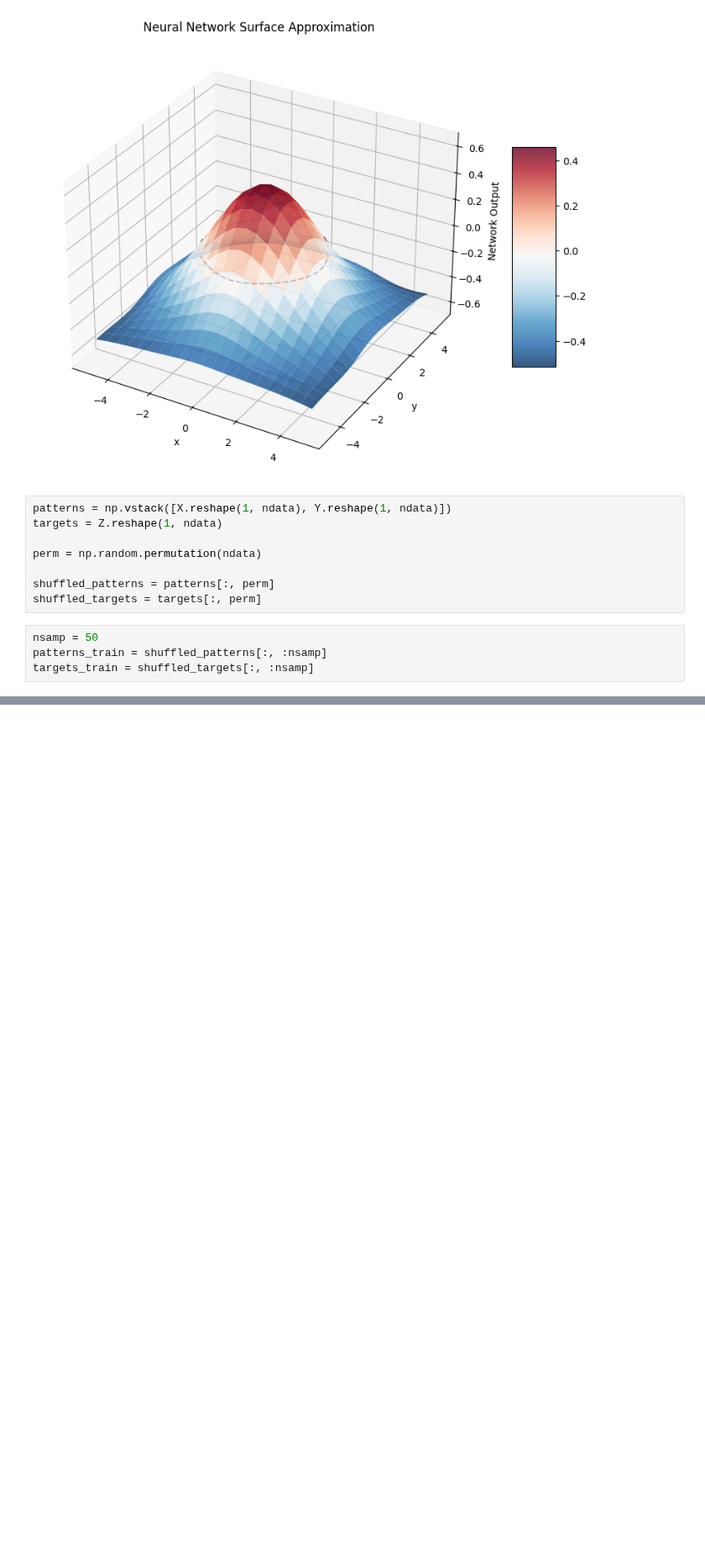
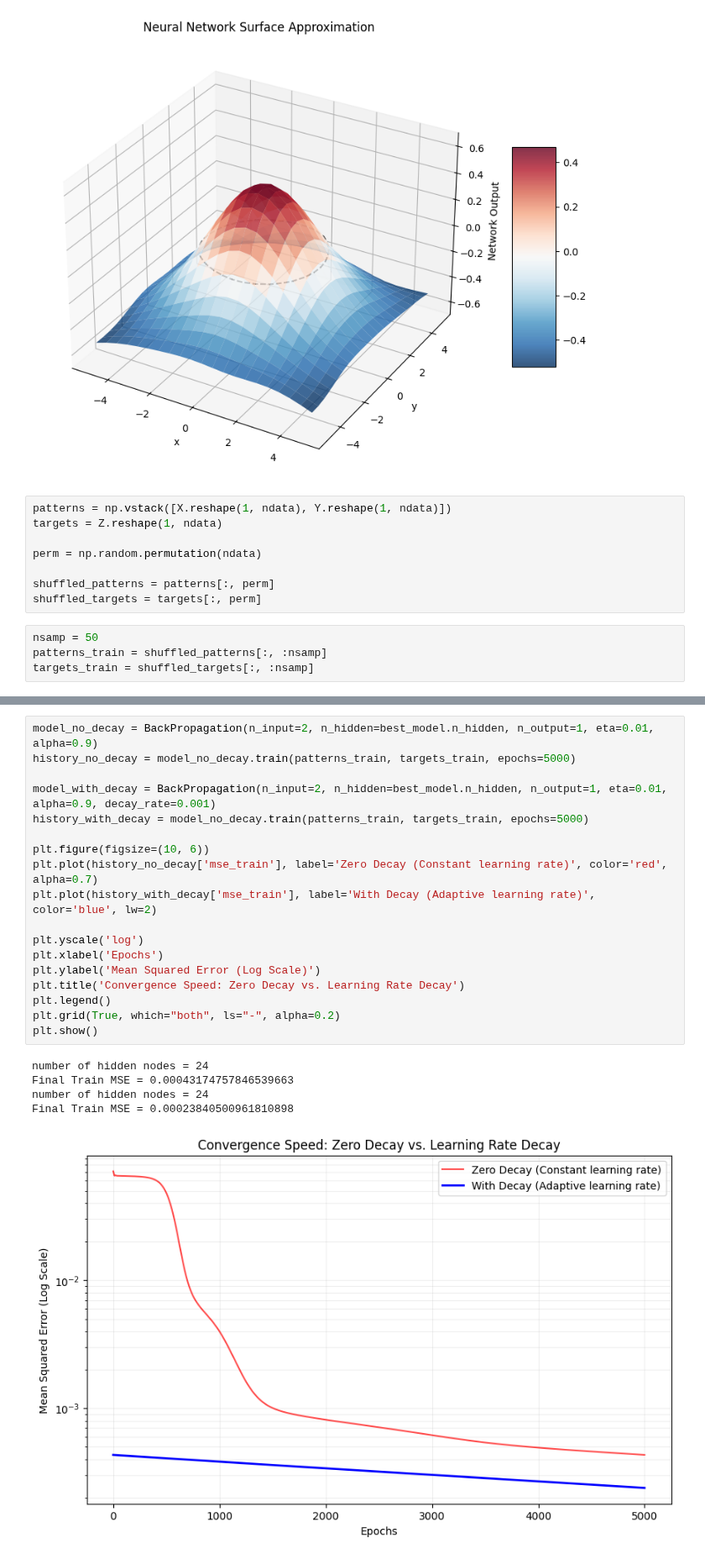
Before and after one commit to OlleThomsen/annda_lab_1b, a Jupyter notebook: assignment_part1.ipynb, the cells around one changed output, grey strips where cells are left out. Shown at 84% size. Saved outputs shown, nothing was run; the diff lists cells and outputs as text; blank space fills up the shorter version.

```diff
--- a/assignment_part1.ipynb
+++ b/assignment_part1.ipynb
@@ -583,0 +594,24 @@ Results for 20% data (88 samples):
+# %%
+model_no_decay = BackPropagation(n_input=2, n_hidden=best_model.n_hidden, n_output=1, eta=0.01, alpha=0.9)
+history_no_decay = model_no_decay.train(patterns_train, targets_train, epochs=5000)
+
+model_with_decay = BackPropagation(n_input=2, n_hidden=best_model.n_hidden, n_output=1, eta=0.01, alpha=0.9, decay_rate=0.001)
+history_with_decay = model_no_decay.train(patterns_train, targets_train, epochs=5000)
+
+plt.figure(figsize=(10, 6))
+plt.plot(history_no_decay['mse_train'], label='Zero Decay (Constant learning rate)', color='red', alpha=0.7)
+plt.plot(history_with_decay['mse_train'], label='With Decay (Adaptive learning rate)', color='blue', lw=2)
+
+plt.yscale('log')
+plt.xlabel('Epochs')
+plt.ylabel('Mean Squared Error (Log Scale)')
+plt.title('Convergence Speed: Zero Decay vs. Learning Rate Decay')
+plt.legend()
+plt.grid(True, which="both", ls="-", alpha=0.2)
+plt.show()
+# %% [output]
+number of hidden nodes = 24
+Final Train MSE = 0.00043174757846539663
+number of hidden nodes = 24
+Final Train MSE = 0.00023840500961810898
+[figure, added]
```
Also changed, not shown: parts of 8 cells of this notebook.
